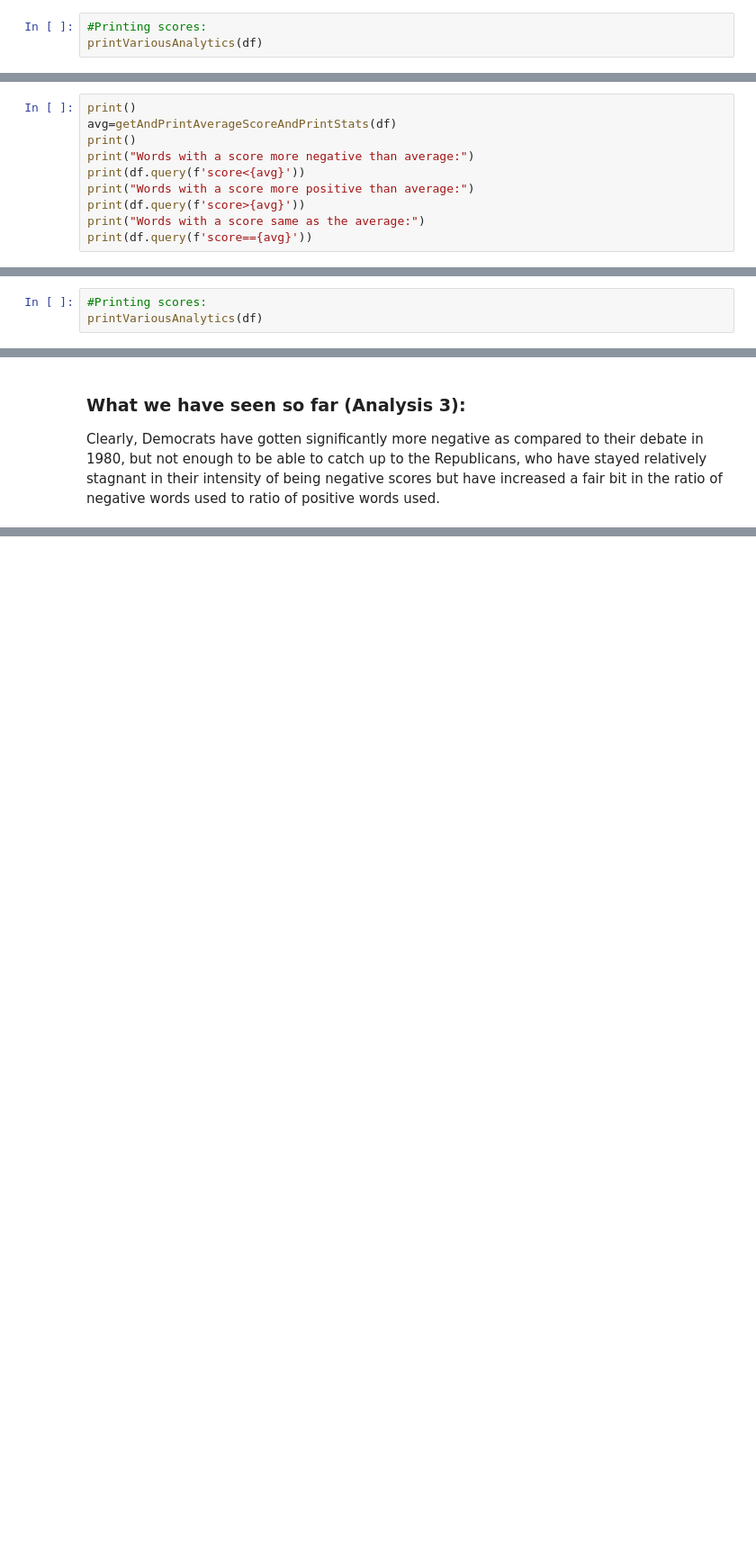
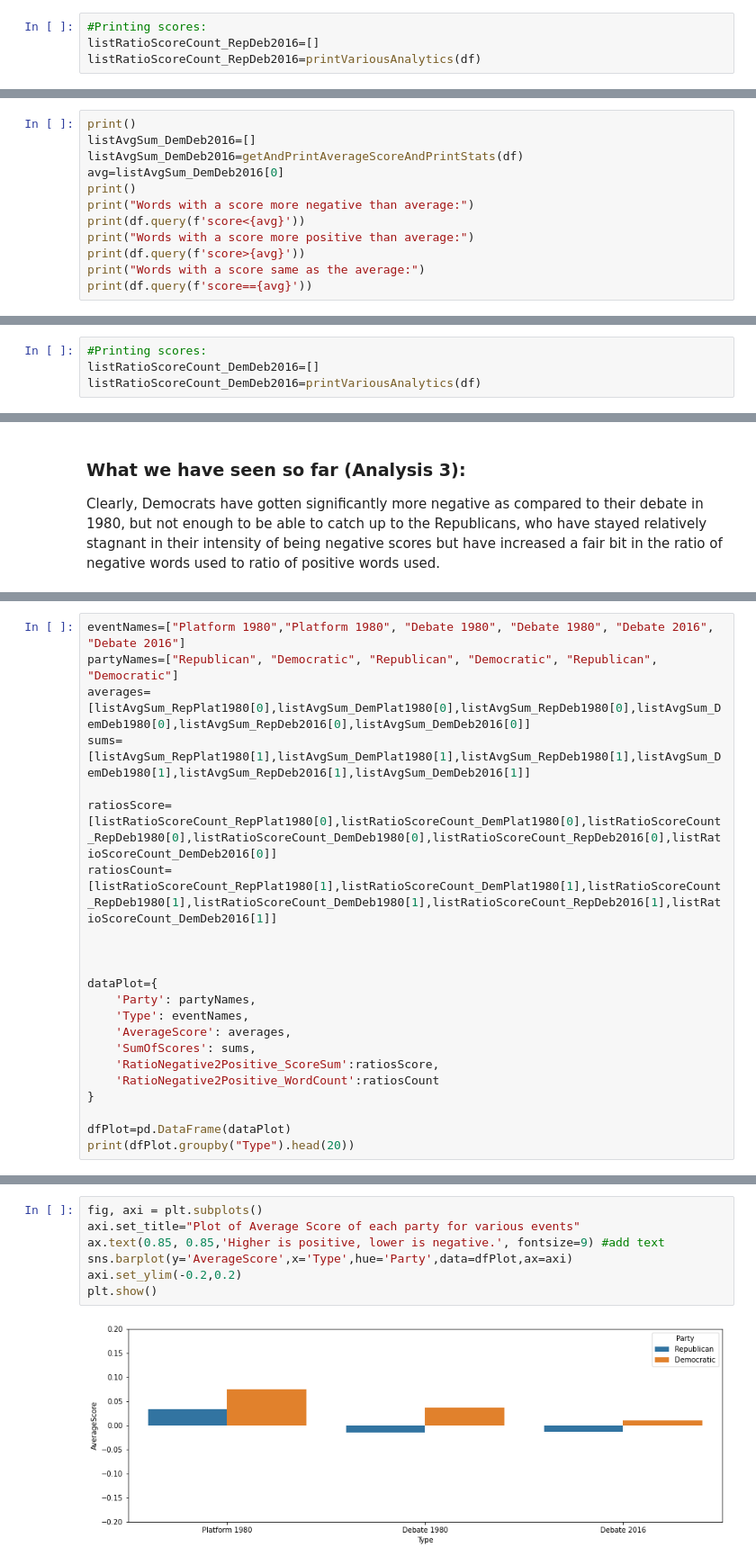
Before and after one commit to Nomi/PoliticalAnalysisNLP, a Jupyter notebook: ProjectDataAnalysis.ipynb, the cells around one changed output, grey strips where cells are left out. Shown at 90% size. Saved outputs shown, nothing was run; the diff lists cells and outputs as text; blank space fills up the shorter version.

Commit message:
Added some plots. (were pretty rudimentary as I had to learn Seaborn for it just now).

```diff
--- a/ProjectDataAnalysis.ipynb
+++ b/ProjectDataAnalysis.ipynb
@@ -1152,7 +1179,8 @@ Columns: [token, score, sentiment]
 Index: []
 # %%
 #Printing scores:
-printVariousAnalytics(df)
+listRatioScoreCount_RepDeb2016=[]
+listRatioScoreCount_RepDeb2016=printVariousAnalytics(df)
 # %% [output]
 Count of tokens of each type:
   sentiment  count
@@ -1200,7 +1228,9 @@ First 10 entries of the dataframe:
 2236     destroy   -3.0  negative
 # %%
 print()
-avg=getAndPrintAverageScoreAndPrintStats(df)
+listAvgSum_DemDeb2016=[]
+listAvgSum_DemDeb2016=getAndPrintAverageScoreAndPrintStats(df)
+avg=listAvgSum_DemDeb2016[0]
 print()
 print("Words with a score more negative than average:")
 print(df.query(f'score<{avg}'))
@@ -1228,7 +1258,8 @@ Columns: [token, score, sentiment]
 Index: []
 # %%
 #Printing scores:
-printVariousAnalytics(df)
+listRatioScoreCount_DemDeb2016=[]
+listRatioScoreCount_DemDeb2016=printVariousAnalytics(df)
 # %% [output]
 Count of tokens of each type:
   sentiment  count
@@ -1255,0 +1289,22 @@ Clearly, Democrats have gotten significantly more negative as compared to their
+# %%
+eventNames=["Platform 1980","Platform 1980", "Debate 1980", "Debate 1980", "Debate 2016", "Debate 2016"]
+partyNames=["Republican", "Democratic", "Republican", "Democratic", "Republican", "Democratic"]
+averages=[listAvgSum_RepPlat1980[0],listAvgSum_DemPlat1980[0],listAvgSum_RepDeb1980[0],listAvgSum_DemDeb1980[0],listAvgSum_RepDeb2016[0],listAvgSum_DemDeb2016[0]]
+sums=[listAvgSum_RepPlat1980[1],listAvgSum_DemPlat1980[1],listAvgSum_RepDeb1980[1],listAvgSum_DemDeb1980[1],listAvgSum_RepDeb2016[1],listAvgSum_DemDeb2016[1]]
+
+ratiosScore=[listRatioScoreCount_RepPlat1980[0],listRatioScoreCount_DemPlat1980[0],listRatioScoreCount_RepDeb1980[0],listRatioScoreCount_DemDeb1980[0],listRatioScoreCount_RepDeb2016[0],listRatioScoreCount_DemDeb2016[0]]
+ratiosCount=[listRatioScoreCount_RepPlat1980[1],listRatioScoreCount_DemPlat1980[1],listRatioScoreCount_RepDeb1980[1],listRatioScoreCount_DemDeb1980[1],listRatioScoreCount_RepDeb2016[1],listRatioScoreCount_DemDeb2016[1]]
+
+
+
+dataPlot={
+    'Party': partyNames,
+    'Type': eventNames,
+    'AverageScore': averages,
+    'SumOfScores': sums,
+    'RatioNegative2Positive_ScoreSum':ratiosScore,
+    'RatioNegative2Positive_WordCount':ratiosCount
+}
+
+dfPlot=pd.DataFrame(dataPlot)
+print(dfPlot.groupby("Type").head(20))
@@ -1255,0 +1332,9 @@ Clearly, Democrats have gotten significantly more negative as compared to their
+# %%
+fig, axi = plt.subplots()
+axi.set_title="Plot of Average Score of each party for various events"
+ax.text(0.85, 0.85,'Higher is positive, lower is negative.', fontsize=9) #add text
+sns.barplot(y='AverageScore',x='Type',hue='Party',data=dfPlot,ax=axi)
+axi.set_ylim(-0.2,0.2)
+plt.show()
+# %% [output]
+[figure, added]
```
Also changed, not shown: parts of 19 cells of this notebook.
